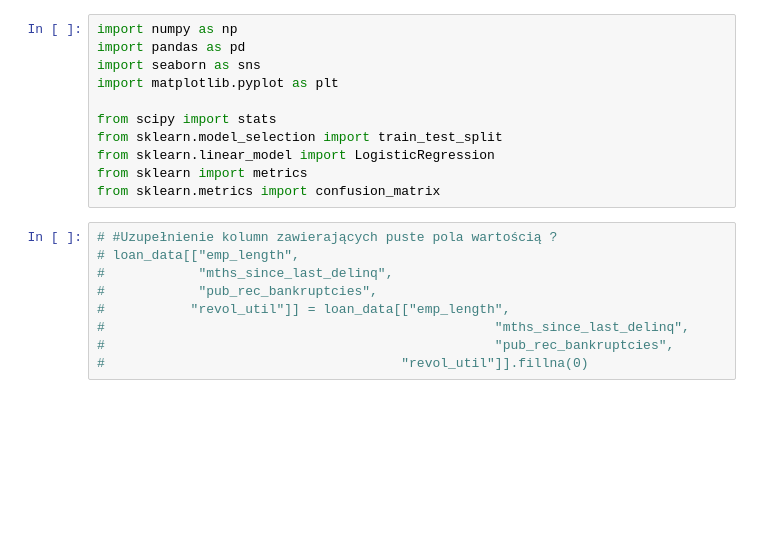
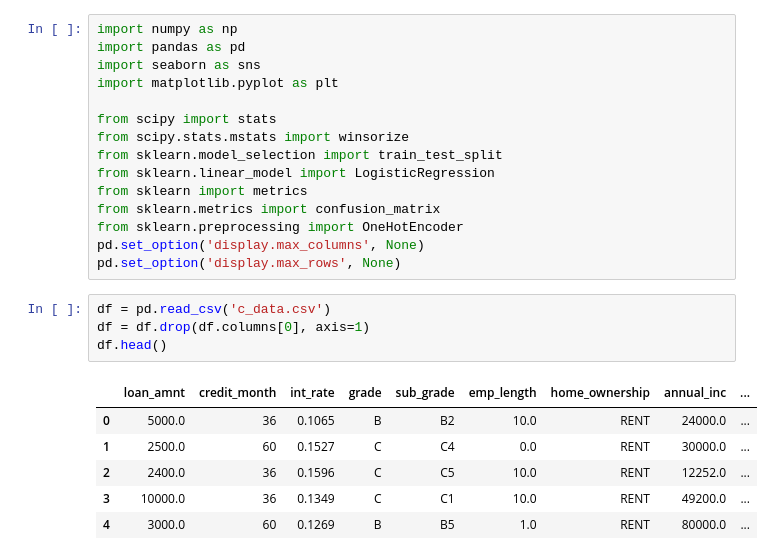
Before and after one commit to proukariot/DataScience, a Jupyter notebook: Future_Engineering.ipynb, the cells around one changed output. Cells and saved outputs as stored; diff of their text form; blank space fills up the shorter version.

```diff
--- a/Future_Engineering.ipynb
+++ b/Future_Engineering.ipynb
@@ -5,16 +5,22 @@ import seaborn as sns
 import matplotlib.pyplot as plt
 
 from scipy import stats
+from scipy.stats.mstats import winsorize
 from sklearn.model_selection import train_test_split
 from sklearn.linear_model import LogisticRegression
 from sklearn import metrics
 from sklearn.metrics import confusion_matrix
+from sklearn.preprocessing import OneHotEncoder
+pd.set_option('display.max_columns', None)
+pd.set_option('display.max_rows', None)
-# %%
-# #Uzupełnienie kolumn zawierających puste pola wartością ?
-# loan_data[["emp_length",
-#            "mths_since_last_delinq",
-#            "pub_rec_bankruptcies",
-#           "revol_util"]] = loan_data[["emp_length",
-#                                                  "mths_since_last_delinq",
-#                                                  "pub_rec_bankruptcies",
-#                                      "revol_util"]].fillna(0)
+# %%
+df = pd.read_csv('c_data.csv')
+df = df.drop(df.columns[0], axis=1)
+df.head()
+# %% [output]
+|  | loan_amnt | credit_month | int_rate | grade | sub_grade | emp_length | home_ownership | annual_inc | ... |
+| 0 | 5000.0 | 36 | 0.1065 | B | B2 | 10.0 | RENT | 24000.0 | ... |
+| 1 | 2500.0 | 60 | 0.1527 | C | C4 | 0.0 | RENT | 30000.0 | ... |
+| 2 | 2400.0 | 36 | 0.1596 | C | C5 | 10.0 | RENT | 12252.0 | ... |
+| 3 | 10000.0 | 36 | 0.1349 | C | C1 | 10.0 | RENT | 49200.0 | ... |
+| 4 | 3000.0 | 60 | 0.1269 | B | B5 | 1.0 | RENT | 80000.0 | ... |
```
Also changed, not shown: parts of 26 cells of this notebook, 4 other files.
